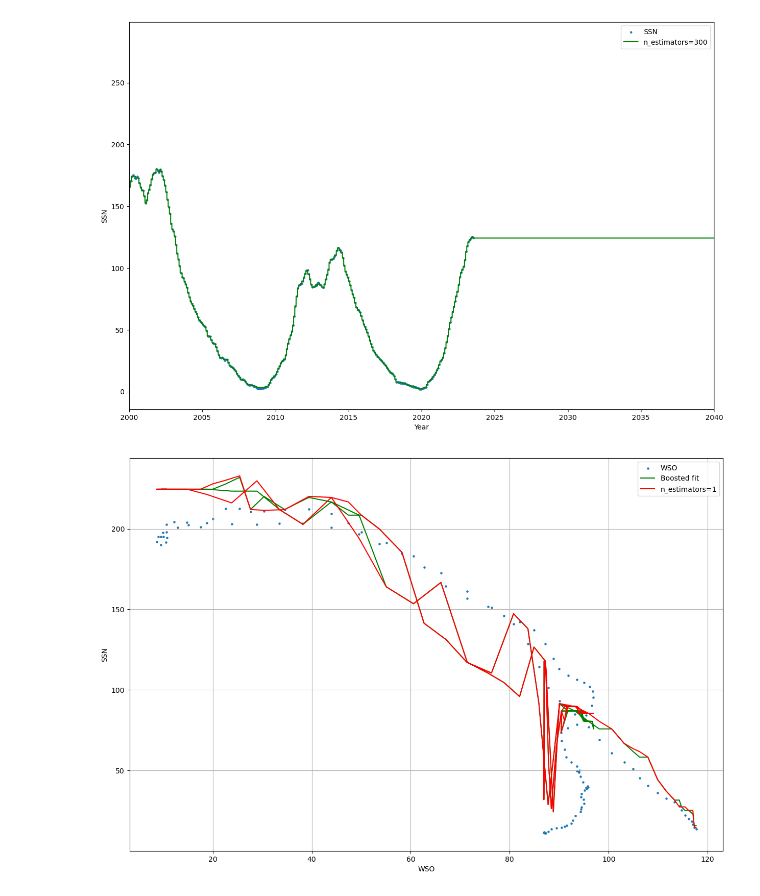
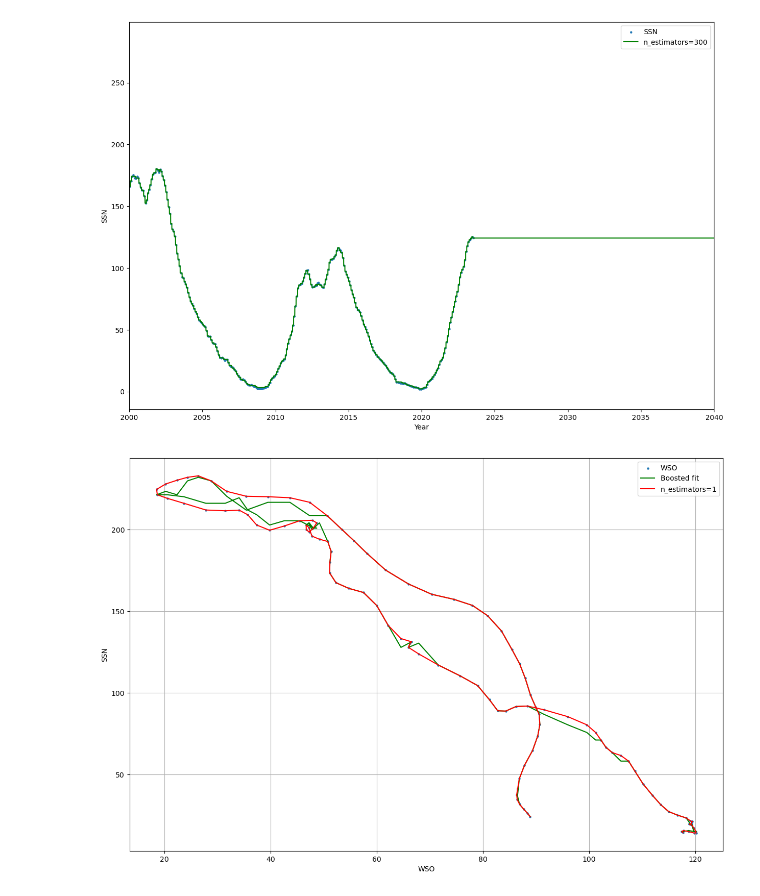
Before and after one commit to Focus9752/Solpletter_projekt, a Jupyter notebook: Magnus carlsen/NN.ipynb, the cells around one changed output. Drawn from its saved outputs; the diff is of its cells as text; code cells hidden in the pictures.

```diff
--- a/Magnus carlsen/NN.ipynb
+++ b/Magnus carlsen/NN.ipynb
@@ -118,33 +118,33 @@ TIME = wso_cycles[0][:, 0]
 WSOf = WSO
 
 with parallel_backend('threading', n_jobs=1):
     WSOf = WSOf[:, np.newaxis]
 
     regr_1 = DecisionTreeRegressor(max_depth=None)
     regr_2 = AdaBoostRegressor(DecisionTreeRegressor(max_depth=None), n_estimators=300)
 
     regr_1.fit(WSOf, SSN)
     regr_2.fit(WSOf, SSN)
 
 # Predict
-X_test = wso_cycles[1][:, 1]
+X_test = wso_cycles[0][:, 1]
 X_test = X_test[:, np.newaxis]
 
-Y_test = SSN_cycles[1][:, 1]
+Y_test = SSN_cycles[0][:, 1]
 
 y_1 = regr_1.predict(X_test)
 y_2 = regr_2.predict(X_test)
 
 # Plot og sammenlign fits
 plt.figure(figsize=(15, 10))
 plt.scatter(X_test[:, 0], Y_test, label='WSO', s=ScatterSize)
 plt.plot(X_test, y_2, label="Boosted fit", color='g')
 plt.plot(X_test, y_1, label="n_estimators=1", color='r')
 plt.xlabel('WSO')
 plt.ylabel('SSN')
 
 plt.grid(True)
 plt.legend()
 plt.show()
 # %% [output]
-[figure, old version]
+[figure, new version]
```
